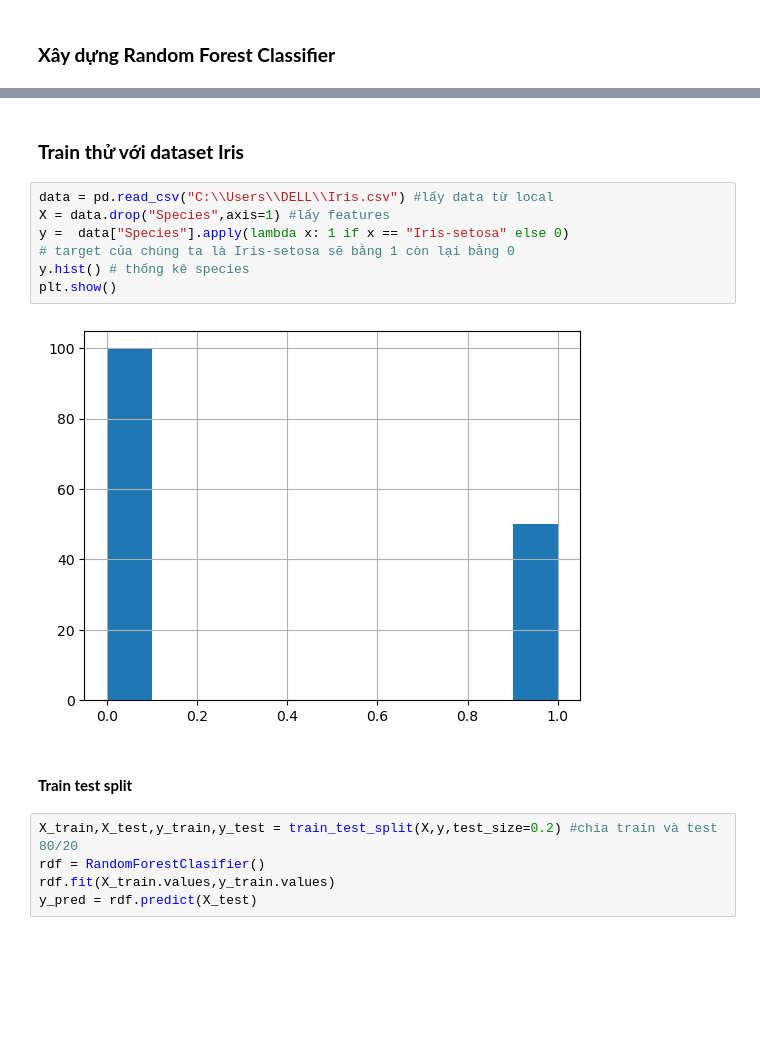
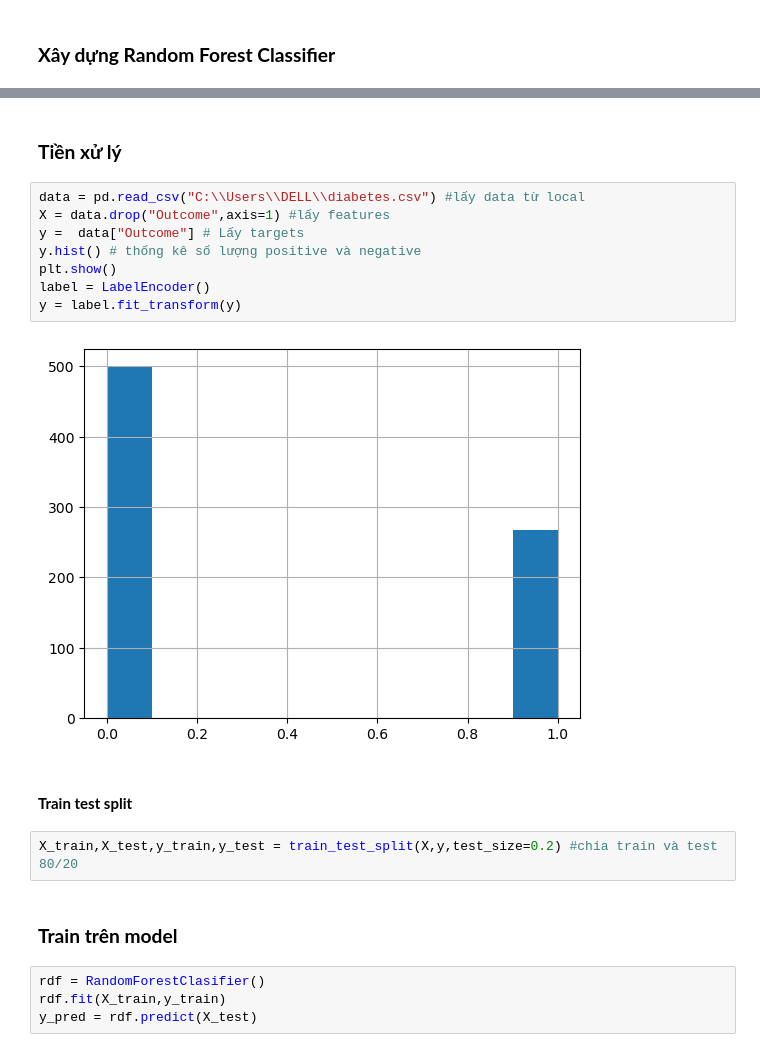
Before and after one commit to AhnMaph/Do-An-Cuoi-Ky, a Jupyter notebook: Random Forest/Random_Forest.ipynb, the cells around one changed output, grey strips where cells are left out. Drawn from its saved outputs; the diff is of its cells as text; blank space fills up the shorter version.

```diff
--- a/Random Forest/Random_Forest.ipynb
+++ b/Random Forest/Random_Forest.ipynb
@@ -126,22 +144,26 @@ class RandomForestClasifier(RandomForest):
         return (np.round(ypred).astype(int))
-# %% [markdown]
-### **Train thử với dataset Iris**
+# %% [markdown]
+### **Tiền xử lý**
 # %%
-data = pd.read_csv("C:\\Users\\DELL\\Iris.csv") #lấy data từ local
-X = data.drop("Species",axis=1) #lấy features
-y =  data["Species"].apply(lambda x: 1 if x == "Iris-setosa" else 0)
-# target của chúng ta là Iris-setosa sẽ bằng 1 còn lại bằng 0
-y.hist() # thống kê species
+data = pd.read_csv("C:\\Users\\DELL\\diabetes.csv") #lấy data từ local
+X = data.drop("Outcome",axis=1) #lấy features
+y =  data["Outcome"] # Lấy targets
+y.hist() # thống kê số lượng positive và negative
 plt.show()
+label = LabelEncoder()
+y = label.fit_transform(y)
 # %% [output]
-[figure, old version]
+[figure, new version]
 # %% [markdown]
 #### **Train test split**
 # %%
 X_train,X_test,y_train,y_test = train_test_split(X,y,test_size=0.2) #chia train và test 80/20
-rdf = RandomForestClasifier()
-rdf.fit(X_train.values,y_train.values)
-y_pred = rdf.predict(X_test)
+# %% [markdown]
+### **Train trên model**
+# %%
+rdf = RandomForestClasifier()
+rdf.fit(X_train,y_train)
+y_pred = rdf.predict(X_test)
 # %%
 conf_matrix = confusion_matrix(y_test, y_pred)
 
```
Also changed, not shown: parts of 7 cells of this notebook.
